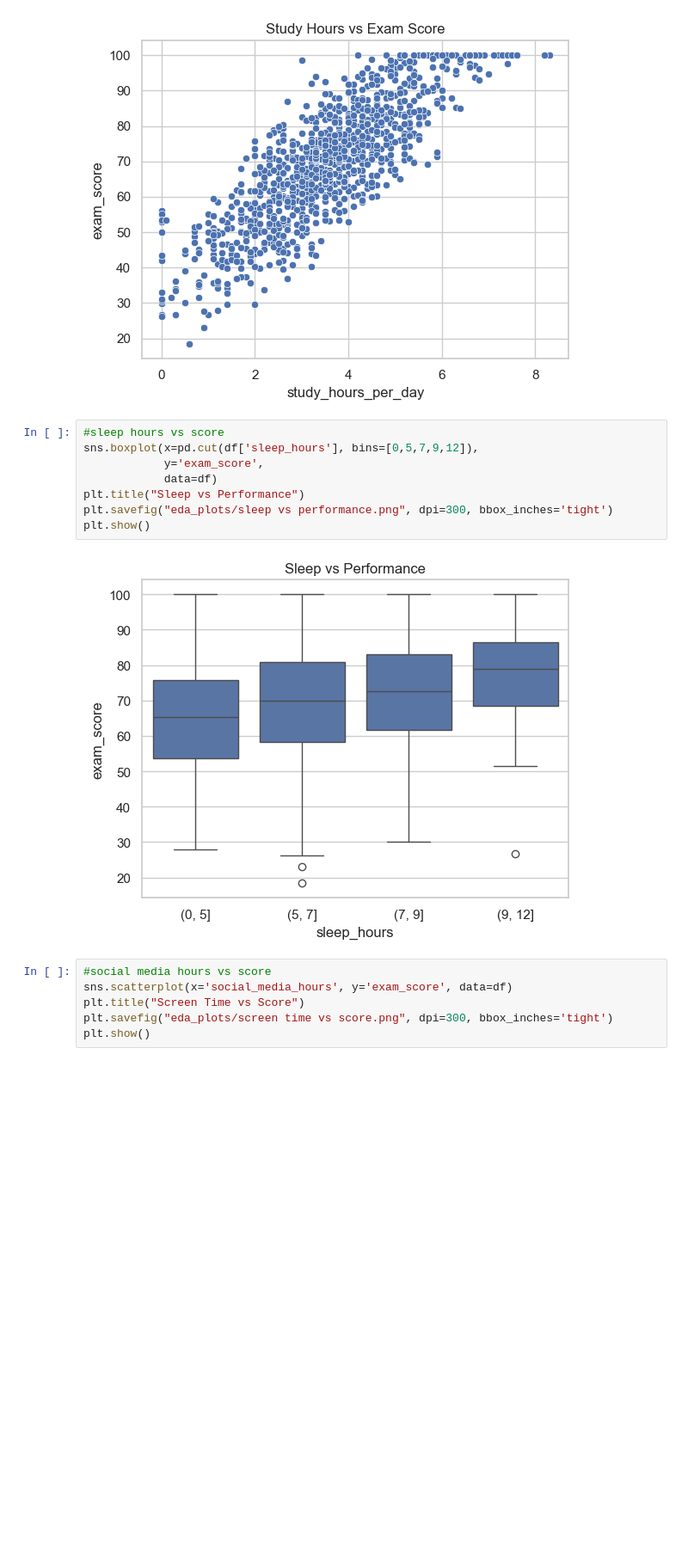
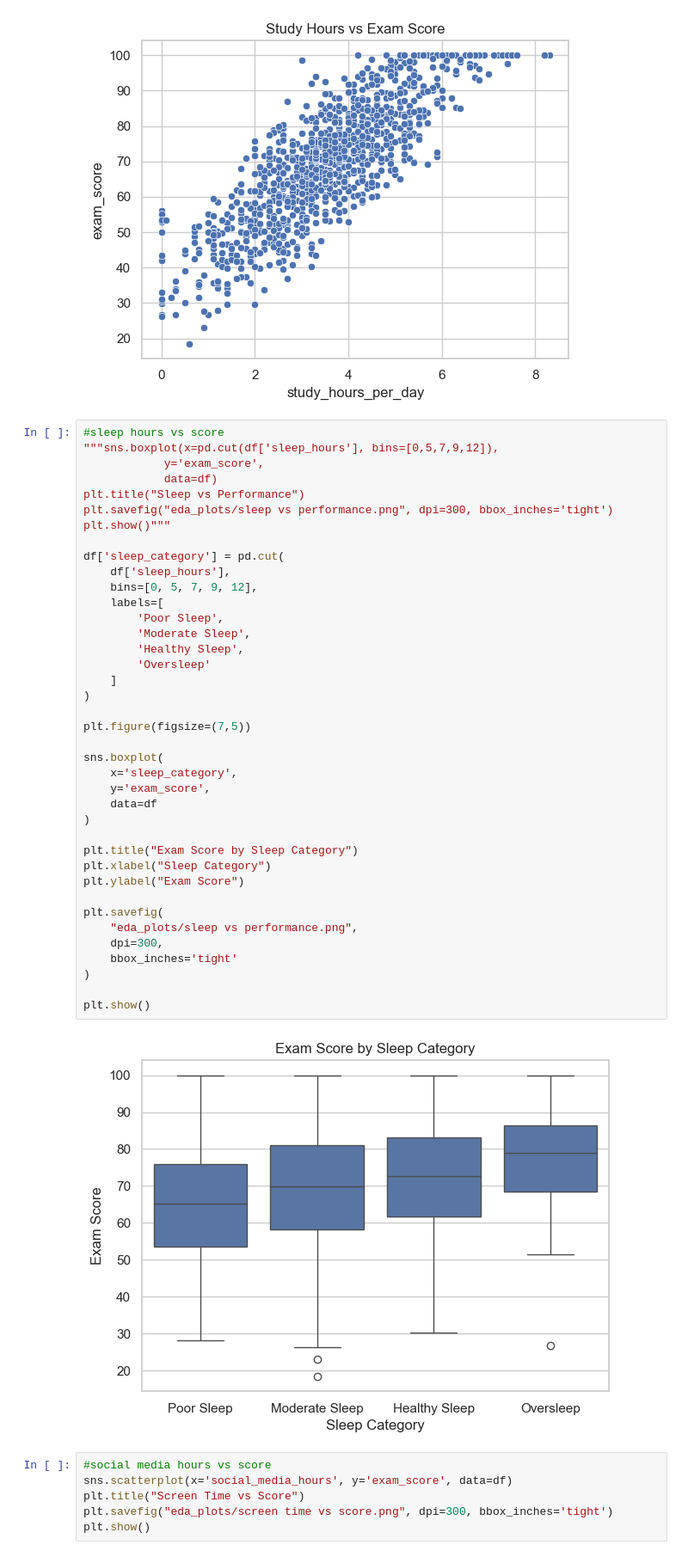
Before and after one commit to manuuu13/data7001_group15_project, a Jupyter notebook: python scripts/behaviourial_data_clean_EDA.ipynb, the cells around one changed output. Shown at 86% size. Saved outputs shown, nothing was run; the diff lists cells and outputs as text; blank space fills up the shorter version.

```diff
--- a/python scripts/behaviourial_data_clean_EDA.ipynb
+++ b/python scripts/behaviourial_data_clean_EDA.ipynb
@@ -223,14 +223,45 @@ plt.show()
 [figure]
 # %%
 #sleep hours vs score
-sns.boxplot(x=pd.cut(df['sleep_hours'], bins=[0,5,7,9,12]),
+"""sns.boxplot(x=pd.cut(df['sleep_hours'], bins=[0,5,7,9,12]),
             y='exam_score',
             data=df)
 plt.title("Sleep vs Performance")
 plt.savefig("eda_plots/sleep vs performance.png", dpi=300, bbox_inches='tight')
+plt.show()"""
+
+df['sleep_category'] = pd.cut(
+    df['sleep_hours'],
+    bins=[0, 5, 7, 9, 12],
+    labels=[
+        'Poor Sleep',
+        'Moderate Sleep',
+        'Healthy Sleep',
+        'Oversleep'
+    ]
+)
+
+plt.figure(figsize=(7,5))
+
+sns.boxplot(
+    x='sleep_category',
+    y='exam_score',
+    data=df
+)
+
+plt.title("Exam Score by Sleep Category")
+plt.xlabel("Sleep Category")
+plt.ylabel("Exam Score")
+
+plt.savefig(
+    "eda_plots/sleep vs performance.png",
+    dpi=300,
+    bbox_inches='tight'
+)
+
 plt.show()
 # %% [output]
-[figure, old version]
+[figure, new version]
 # %%
 #social media hours vs score
 sns.scatterplot(x='social_media_hours', y='exam_score', data=df)
```
